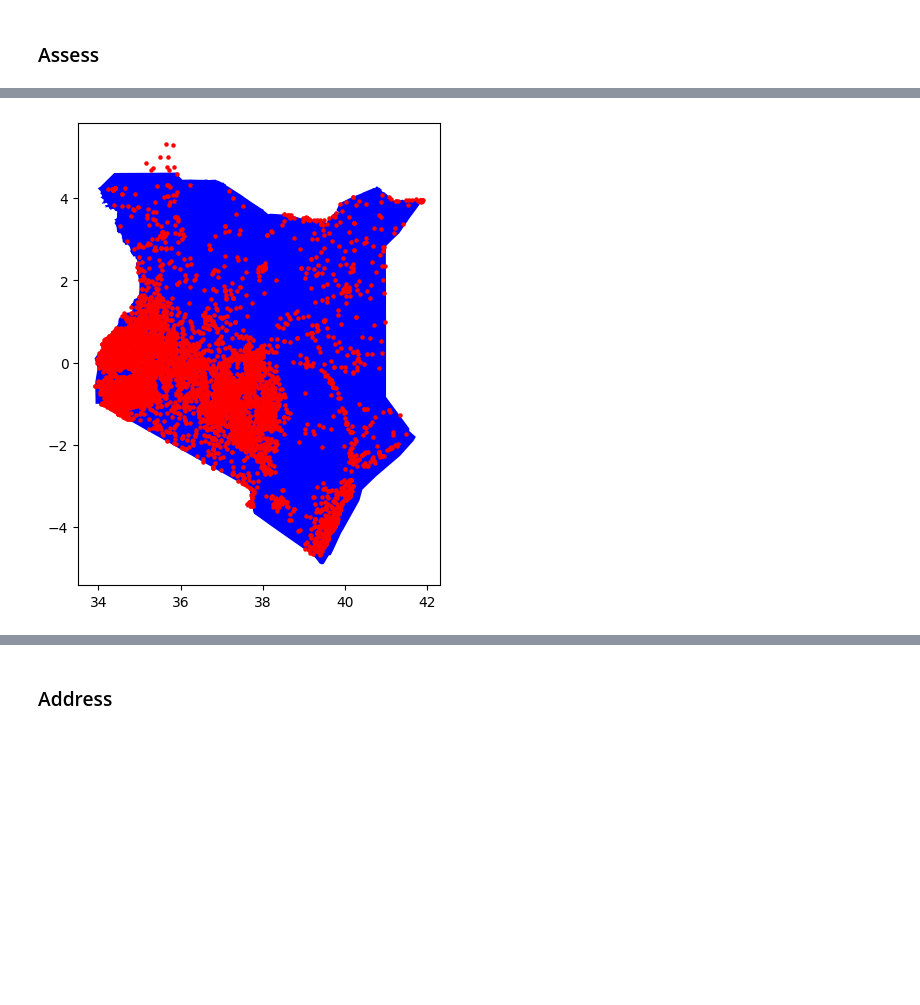
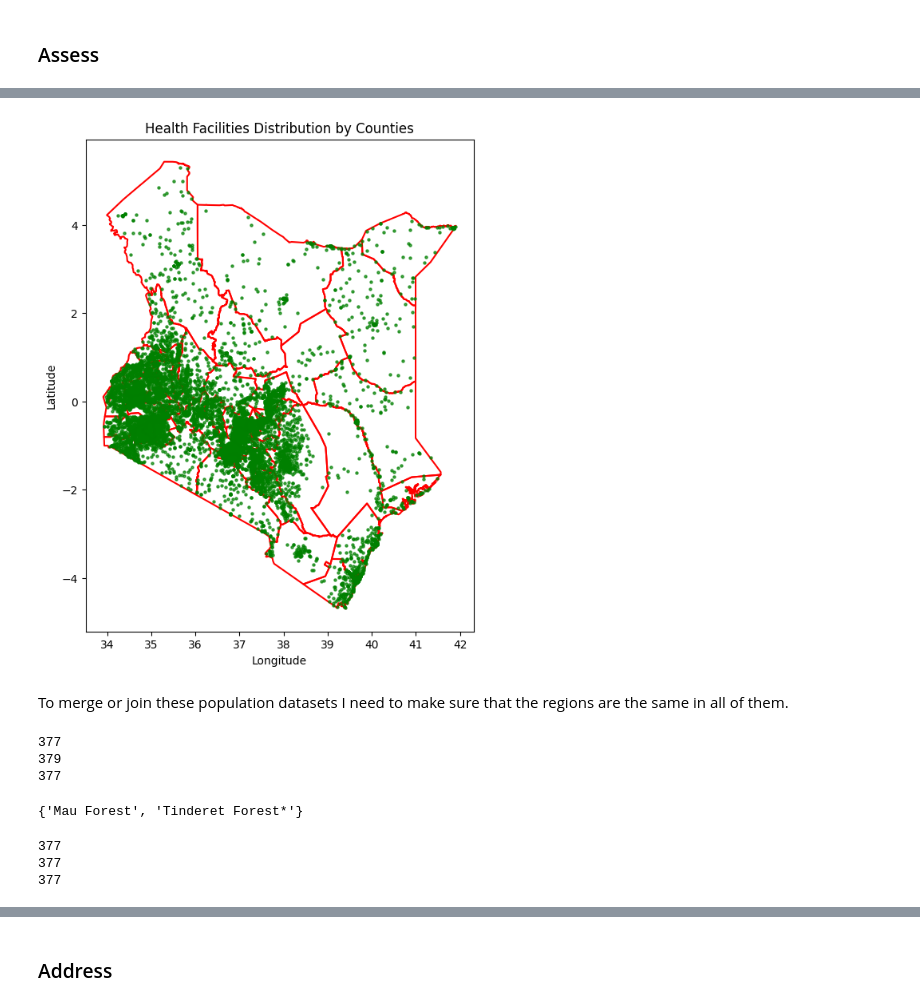
Before and after one commit to mwangi-clinton/mlf-miniproject, a Jupyter notebook: notebooks/mini_project.ipynb, the cells around one changed output, grey strips where cells are left out. Saved outputs shown, nothing was run; the diff lists cells and outputs as text; code cells hidden in the pictures; blank space fills up the shorter version.

Commit message:
updated assess code

```diff
--- a/notebooks/mini_project.ipynb
+++ b/notebooks/mini_project.ipynb
@@ -36,0 +84,3 @@ facilities.plot(kind="bar")
+# %%
+df_health_facilities = fynesse.assess.normalize_columns(pd.read_csv("/content/drive/MyDrive/mlfc-miniproject/healthcare_facilities.csv", encoding='latin1'))
+df_health_facilities
@@ -37,23 +128,29 @@ facilities.plot(kind="bar")
 # %%
+import geopandas as gpd
 from shapely.geometry import Point
-import geopandas as gpd
+import matplotlib.pyplot as plt
+import osmnx as ox
 
 
-place_name = "Kenya"
+counties = gpd.read_file("/content/County.shp")
 
-placestub = place_name.lower().replace(' ', '-').replace(',','')
-kenya = ox.geocode_to_gdf(placestub)
-
-lat = pd_health_facilities['Latitude']
-long = pd_health_facilities['Longitude']
+# Convert health facility points
+lat = df_health_facilities['latitude']
+long = df_health_facilities['longitude']
 points = gpd.GeoDataFrame(
-    geometry= [Point(xy) for xy in zip(long, lat) ],
+    df_health_facilities,
+    geometry=[Point(xy) for xy in zip(long, lat)],
     crs="EPSG:4326"
 )
 
-fig, ax = plt.subplots(figsize=(6,6))
-kenya.plot(ax=ax, color="blue", markersize=5, alpha=1)
-points.plot(ax=ax, color='red', markersize=5, alpha=1)
+# Plot
+fig, ax = plt.subplots(figsize=(8,8))
+counties.plot(ax=ax, color="none", edgecolor="red", linewidth=1.5)
+points.plot(ax=ax, color='green', markersize=5, alpha=0.7)
+
+plt.title("Health Facilities Distribution by Counties")
+plt.xlabel("Longitude")
+plt.ylabel("Latitude")
 plt.show()
 # %% [output]
-[figure, old version]
+[figure, new version]
@@ -59,0 +168,30 @@ plt.show()
+# %% [markdown]
+To merge or join these population datasets I need to make sure that the regions are the same in all of them.
+# %%
+print(len(df_population_by_households['region']))
+print(len(df_population_by_land['region']))
+print(len(df_population_by_sex['region']))
+# %% [output]
+377
+379
+377
+# %%
+# Lets look at the region in land not in population by sex
+regions_sex = set(df_population_by_sex['region'].tolist())
+regions_land = set(df_population_by_land['region'].tolist())
+missing_in_sex_population =  regions_land - regions_sex
+
+print(missing_in_sex_population)
+# %% [output]
+{'Mau Forest', 'Tinderet Forest*'}
+# %%
+#Lets remove them from the land dataframe
+df_population_by_land = df_population_by_land[~df_population_by_land['region'].isin(missing_in_sex_population)].reset_index(drop=True)
+
+print(len(df_population_by_households['region']))
+print(len(df_population_by_land['region']))
+print(len(df_population_by_sex['region']))
+# %% [output]
+377
+377
+377
```
Also changed, not shown: parts of 29 cells of this notebook, 2 other files.
